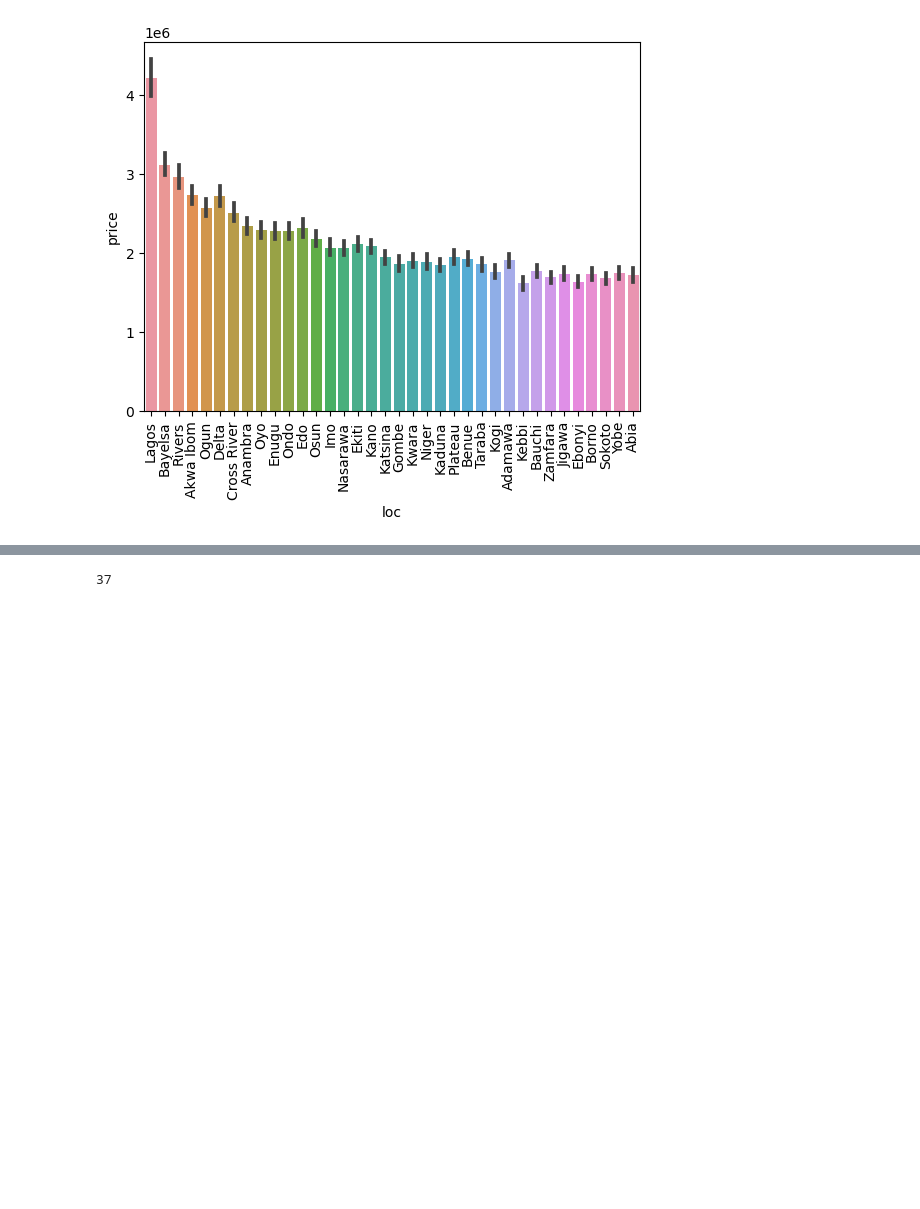
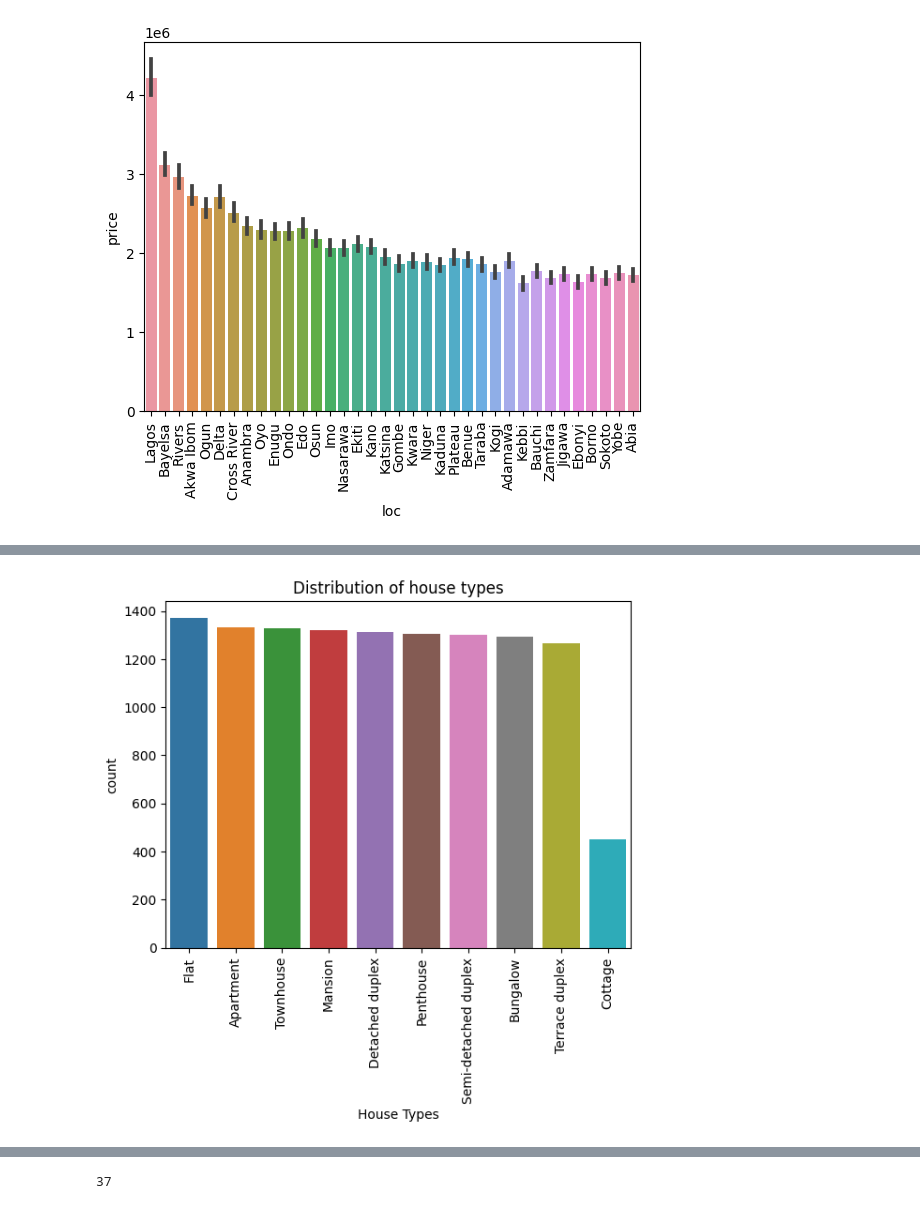
Before and after one commit to veronicaeyo/house_price_prediction, a Jupyter notebook: house_prediction.ipynb, the cells around one changed output, grey strips where cells are left out. Saved outputs shown, nothing was run; the diff lists cells and outputs as text; code cells hidden in the pictures; blank space fills up the shorter version.

```diff
--- a/house_prediction.ipynb
+++ b/house_prediction.ipynb
@@ -130,0 +137,9 @@ plt.show()
+# %%
+#plot the distribution of house types in descending order
+sns.countplot(x="title", data=df_train, order=df_train['title'].value_counts().index)
+plt.title(label="Distribution of house types")
+plt.xlabel("House Types")
+plt.xticks(rotation=90)
+plt.show()
+# %% [output]
+[figure, added]
```
Also changed, not shown: parts of 14 cells of this notebook.
